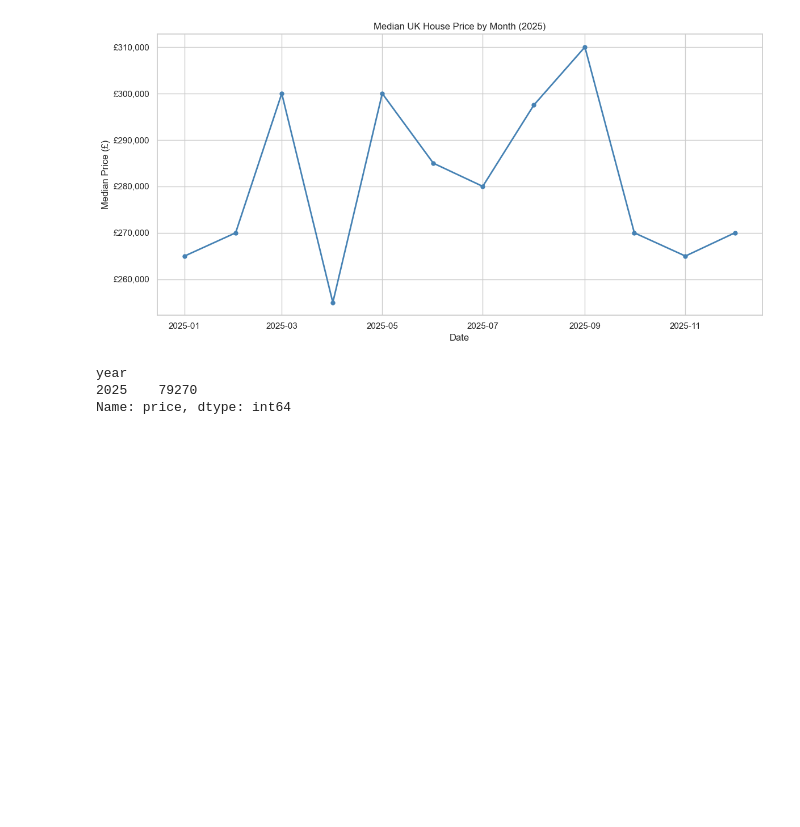
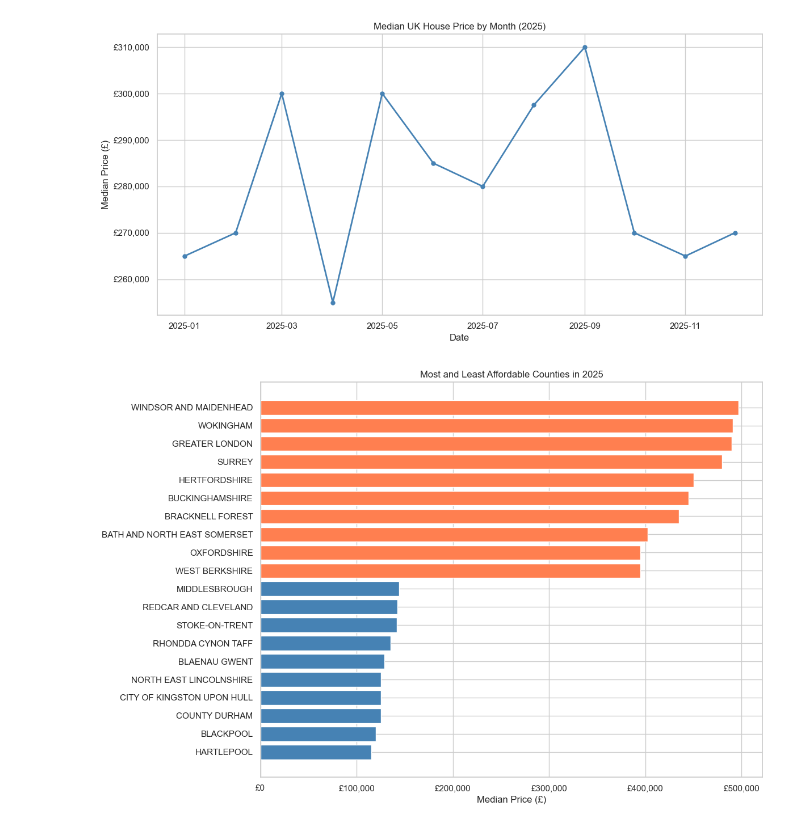
Before and after one commit to Alfred733/uk-house-price-analysis, a Jupyter notebook: notebooks/house_price_analysis.ipynb, the cells around one changed output. Cells and saved outputs as stored; diff of their text form; code cells hidden in the pictures; blank space fills up the shorter version.

Commit message:
Add most and least affordable counties chart

```diff
--- a/notebooks/house_price_analysis.ipynb
+++ b/notebooks/house_price_analysis.ipynb
@@ -86,9 +86,33 @@ plt.tight_layout()
 plt.show()
 # %% [output]
 [figure]
-# %%
-print(df_clean.groupby("year")["price"].count().sort_index().tail(10))
-# %% [output]
-year
-2025    79270
-Name: price, dtype: int64
+# %%
+# Median price by county - top 10 most and least affordable
+by_county = (
+    df_clean.groupby("county")["price"]
+    .median()
+    .reset_index()
+)
+by_county.columns = ["county", "median_price"]
+by_county = by_county.sort_values("median_price")
+
+# Combine cheapest and most expensive 10
+cheapest = by_county.head(10)
+expensive = by_county.tail(10)
+combined = pd.concat([cheapest, expensive])
+
+fig, ax = plt.subplots(figsize=(12, 8))
+
+colors = ["steelblue"] * 10 + ["coral"] * 10
+ax.barh(combined["county"], combined["median_price"], color=colors)
+
+ax.set_xlabel("Median Price (£)")
+ax.set_title("Most and Least Affordable Counties in 2025")
+ax.xaxis.set_major_formatter(
+    plt.FuncFormatter(lambda x, p: f"£{x:,.0f}")
+)
+
+plt.tight_layout()
+plt.show()
+# %% [output]
+[figure, added]
```
